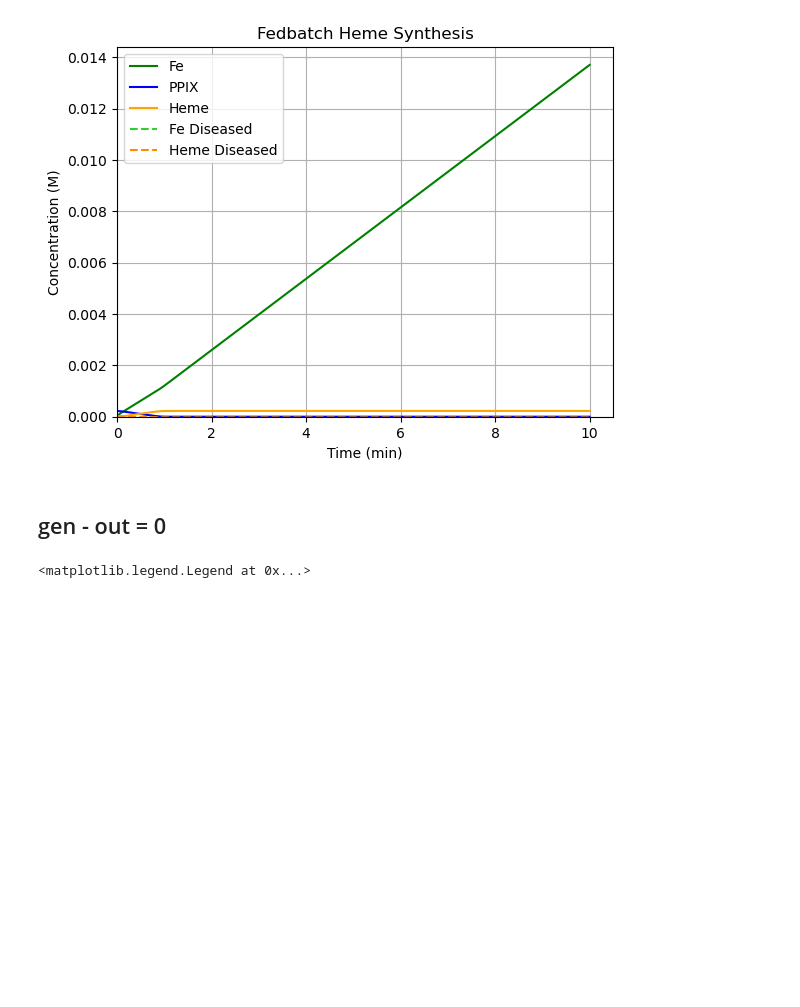
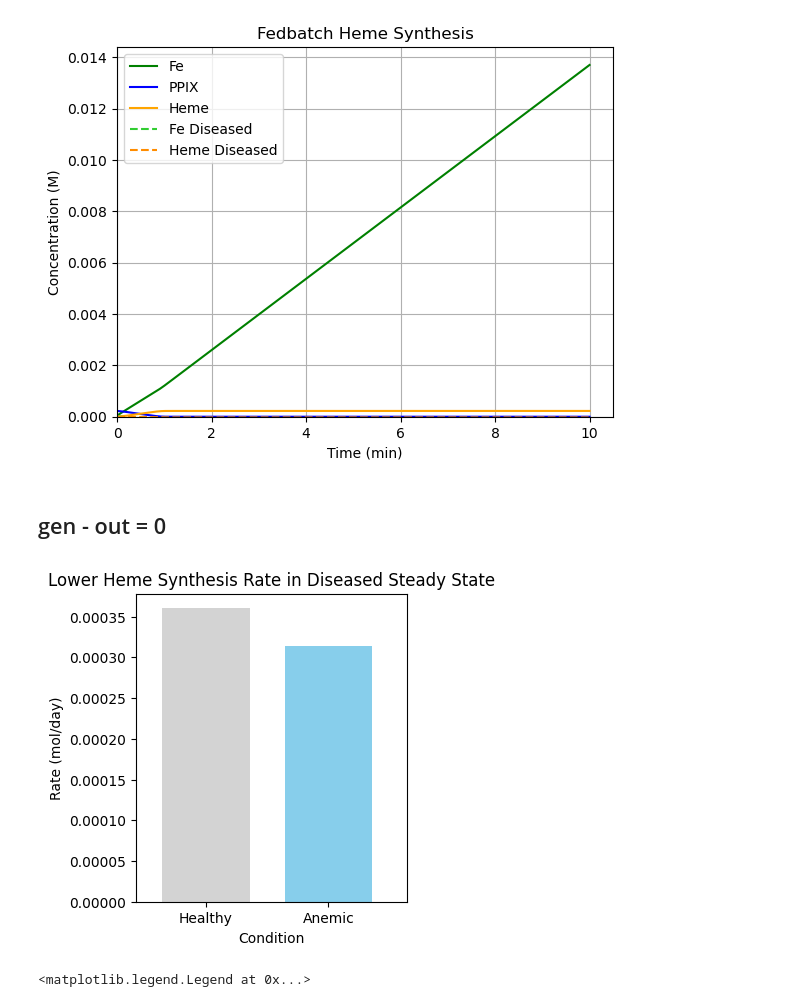
Before and after one commit to penelopenorth/PBL2, a Jupyter notebook: equations.ipynb, the cells around one changed output. Saved outputs shown, nothing was run; the diff lists cells and outputs as text; code cells hidden in the pictures; blank space fills up the shorter version.

Commit message:
fix bar graph whitespace

```diff
--- a/equations.ipynb
+++ b/equations.ipynb
@@ -297,22 +297,25 @@ plt.show()
 # %%
 import matplotlib.pyplot as plt
 
 # Define the data
 healthy_rate = 3.6e-4
 diseased_rate = 3.14e-4
 
 # Create a bar chart
-plt.figure(figsize=(4, 4))
-plt.bar([0, 0.2], [healthy_rate, diseased_rate], width=0.1, align='center', color="skyblue")
-plt.xticks([0, 0.2], ['Healthy', 'Anemic'])
+plt.figure(figsize=(3.5, 4))
+plt.bar([0.01, 0.08], [healthy_rate, diseased_rate], width=0.05, align='center', color=["#d3d3d3", "skyblue"])
+plt.xticks([0.01, 0.08], ['Healthy', 'Anemic'])
+plt.xlim(-.03, .125)
 
 # Add labels and title
 plt.xlabel('Condition')
 plt.ylabel('Rate (mol/day)')
 plt.title('Lower Heme Synthesis Rate in Diseased Steady State')
 
 # Display the chart
 plt.show()
+# %% [output]
+[figure, added]
 # %%
 #michaelis menten
 Vmax = 0.23 #uM/min
```
Also changed, not shown: parts of 1 cell of this notebook.
